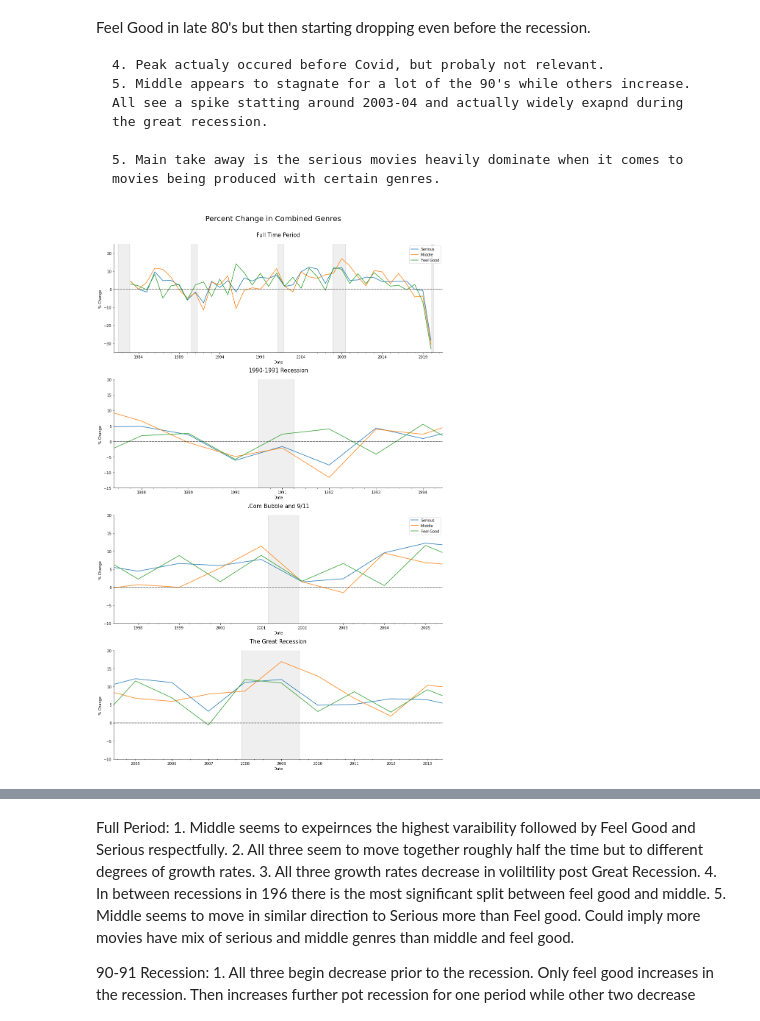
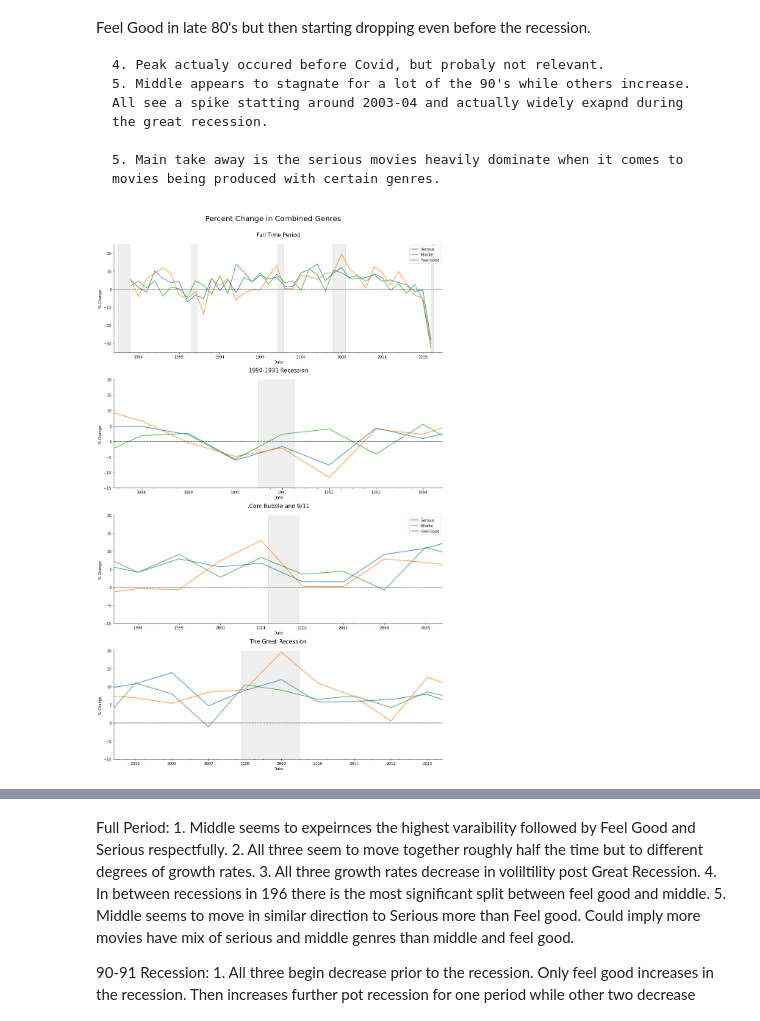
Before and after one commit to FabrizioCabreraC/Hollywood-as-recession-proof, a Jupyter notebook: Hollywood_Project.ipynb, the cells around one changed output, grey strips where cells are left out. Saved outputs shown, nothing was run; the diff lists cells and outputs as text; code cells hidden in the pictures.

```diff
--- a/Hollywood_Project.ipynb
+++ b/Hollywood_Project.ipynb
@@ -519,5 +519,7 @@ genres_share.head()
 
 genres_share = genres_share.set_index("Date").resample("YS").sum()
 genres_share.head()
+genres_tot = genres_share.copy()
+genres_share_pct = genres_share.copy().pct_change() * 100
 # %% [output]
 [1 2 3 0]
@@ -805,10 +799,10 @@ fig, ax = plt.subplots(figsize = (16,10))
 
 us_rec_scale["USREC"].plot.area(ax=ax, alpha=0.12, color="gray", label=str())
 us_rec_scale["negative"].plot.area(ax=ax, alpha=0.12, color="gray", label=str())
-genres[three_cats].plot(ax=ax, color=comb_cats_c)
+genres_tot[three_cats].plot(ax=ax, color=comb_cats_c)
 ax.legend(loc='best')
 ax.set_xlim("1981-01-01", "2021-06-01")
-ax.set_ylim(0, 5500)
+ax.set_ylim(0, 7000)
 
 ax.set_title("Total Movies Produced by Genre Super-Catagories", fontsize=15)
 
@@ -834,7 +828,7 @@ fig, axi = plt.subplots(4,1, figsize = (16,24))
 
 us_rec_scale["USREC"].plot.area(ax=axi[0], alpha=0.12, color="gray", label=str())
 us_rec_scale["negative"].plot.area(ax=axi[0], alpha=0.12, color="gray", label=str())
-genres_pct[three_cats].plot(ax=axi[0])
+genres_share_pct[three_cats].plot(ax=axi[0])
 axi[0].legend(loc='best')
 axi[0].set_xlim("1981-01-01", "2021-06-01")
 axi[0].set_ylim(-35, 25)
@@ -848,36 +842,36 @@ axi[1].set_ylim(-15, 20)
 
 us_rec_scale["USREC"].plot.area(ax=axi[2], alpha=0.12, color="gray", label=str())
 us_rec_scale["negative"].plot.area(ax=axi[2], alpha=0.12, color="gray", label=str())
-genres_pct[three_cats].plot(ax=axi[2])
+genres_share_pct[three_cats].plot(ax=axi[2])
 axi[2].legend(loc='best')
 axi[2].set_xlim("1997-06-01", "2005-06-01")
 axi[2].set_ylim(-10, 20)
 
 us_rec_scale["USREC"].plot.area(ax=axi[3], alpha=0.12, color="gray", label=str())
 us_rec_scale["negative"].plot.area(ax=axi[3], alpha=0.12, color="gray", label=str())
-genres_pct[three_cats].plot(ax=axi[3])
+genres_share_pct[three_cats].plot(ax=axi[3])
 axi[3].get_legend().remove()
 axi[3].set_xlim("2004-06-01", "2013-06-01")
 axi[3].set_ylim(-10, 20)
 
 
 axi[0].set_title("Full Time Period", fontsize=15, pad=20)
 axi[1].set_title("1990-1991 Recession", fontsize=15, pad=20)
 axi[2].set_title(".Com Bubble and 9/11", fontsize=15, pad=20)
 axi[3].set_title("The Great Recession", fontsize=15, pad=20)
 
 fig.suptitle(
     "Percent Change in Combined Genres",
     fontsize = 20)
 plt.subplots_adjust(left=None, bottom=None, right=None, top=.935, wspace=None, hspace=.25)
 
 for i in range(0,4):
     axi[i].axhline(0, color="k", alpha=0.5, linestyle="--")
     axi[i].set_ylabel("% Change ")
     axi[i].spines["right"].set_visible(False)
     axi[i].spines["top"].set_visible(False)
 # %% [output]
-[figure, old version]
+[figure, new version]
 # %%
 jeff = np.std(genres_pct["Serious"])
 jeff1 = np.std(genres_pct["Middle"])
```
Also changed, not shown: parts of 15 cells of this notebook.
